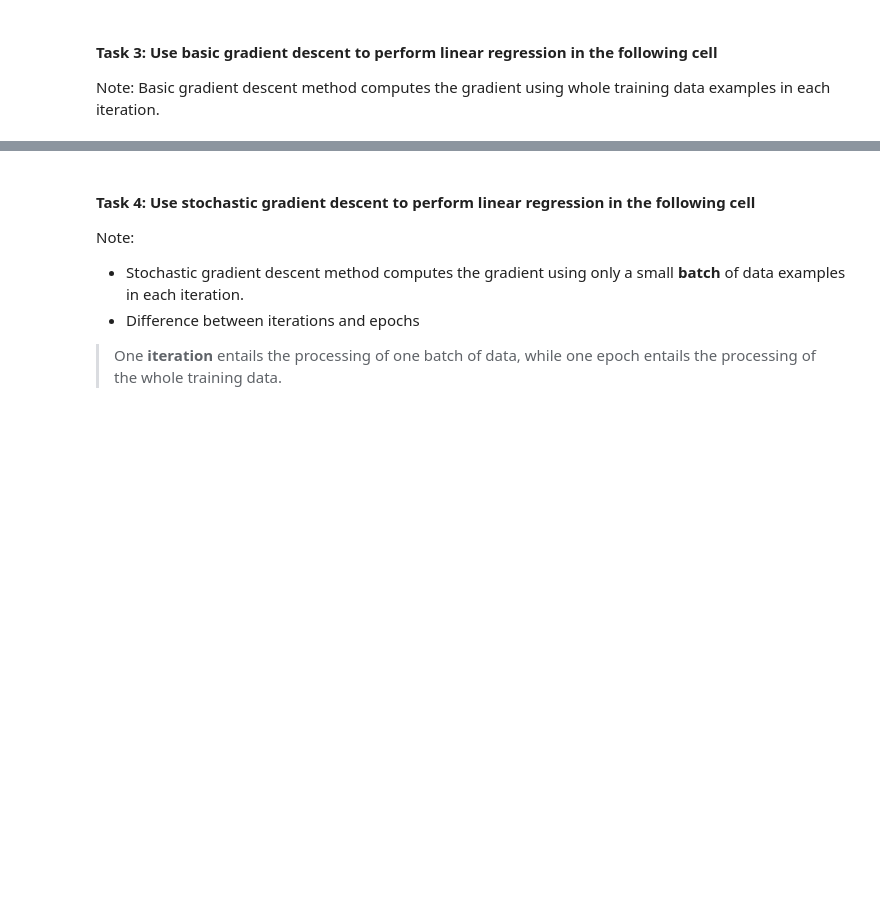
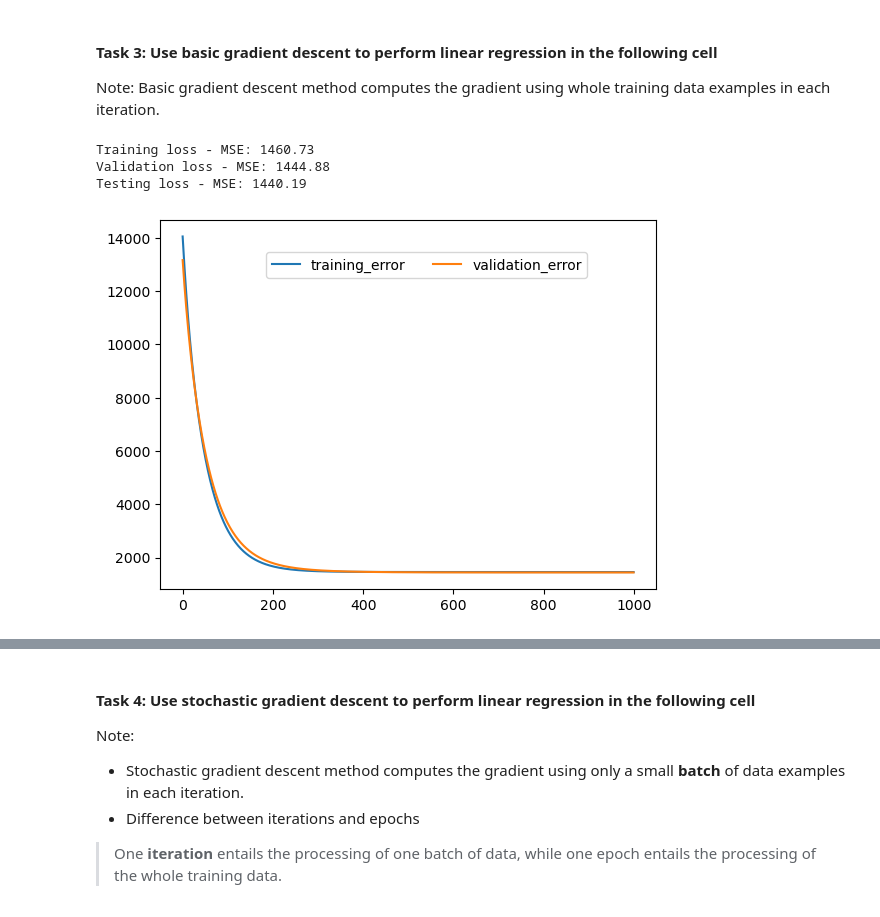
Before and after one commit to mattalcasabas/CS4210_Assignment1, a Jupyter notebook: Alcasabas_Matthew_assignment1.ipynb, the cells around one changed output, grey strips where cells are left out. Saved outputs shown, nothing was run; the diff lists cells and outputs as text; code cells hidden in the pictures; blank space fills up the shorter version.

```diff
--- a/Alcasabas_Matthew_assignment1.ipynb
+++ b/Alcasabas_Matthew_assignment1.ipynb
@@ -40,0 +145,80 @@ numItrs = 1000   # number of iterations
+# %%
+# you may use the following hyperparameters and experiment with various values for them
+learning_rate = 0.01   # learning rate
+numIters = 1000   # number of iterations
+
+from sklearn import preprocessing
+scaler = preprocessing.StandardScaler().fit(train_data)
+train_data = scaler.transform(train_data)
+valid_data = scaler.transform(valid_data)
+test_data = scaler.transform(test_data)
+
+train_data_intercept = np.insert(train_data, 0, 1, axis = 1)
+valid_data_intercept = np.insert(valid_data, 0, 1, axis = 1)
+test_data_intercept = np.insert(test_data, 0, 1, axis = 1)
+
+def myModelFunction(X, w):
+    return np.dot(X, w)
+
+# Loss function
+def myLossFunction(X, w, y):
+    return np.mean((myModelFunction(X, w) - y) ** 2) / 2
+
+# Gradient descent
+def myTrainingLoop(train_data, train_target, valid_data, valid_target, learning_rate, numIters):
+    # training loss history over iteration
+    train_losses = np.zeros((numIters, 1))
+    # validation loss history over iteration
+    valid_losses = np.zeros((numIters, 1))
+    w = np.random.normal(0, 1, (train_data.shape[1], 1))
+
+    for i in range(numIters):
+        Xw = np.dot(train_data, w)
+        grad = -1 * np.dot(train_data.T, (train_target - Xw)) / (train_data.shape[0])
+
+        w = w + learning_rate * (-1 * grad)
+
+        train_losses[i] = myLossFunction(train_data, w, train_target)
+        valid_losses[i] = myLossFunction(valid_data, w, valid_target)
+
+    return w, train_losses, valid_losses
+
+# start training loop
+w, train_losses, valid_losses = myTrainingLoop(train_data_intercept, train_target, valid_data_intercept, valid_target, learning_rate, numIters)
+
+# visualize learning curve
+plt.plot(np.arange(numIters), train_losses, label = "training_error")
+plt.plot(np.arange(numIters), valid_losses, label = "validation_error")
+plt.legend(bbox_to_anchor = (0.2, 0.93), ncol = 2)
+print()
+
+print("Training loss - MSE: %.2f" % (myLossFunction(train_data_intercept, w, train_target)))
+print("Validation loss - MSE: %.2f" % (myLossFunction(valid_data_intercept, w, valid_target)))
+print("Testing loss - MSE: %.2f" % (myLossFunction(test_data_intercept, w, test_target)))
+
+# visualizing true answers and predicted values
+fig = plt.figure()
+fig.subplots_adjust(hspace = 0.7)
+
+plt.subplot(3,1,1)
+plt.plot(np.arange(train_target.shape[0]), train_target, label = "train_target")
+plt.plot(np.arange(train_target.shape[0]), myModelFunction(train_data_intercept, w), label = "train_predict")
+plt.legend(bbox_to_anchor = (0.2, 0.93), ncol = 2)
+print()
+
+plt.subplot(3,1,2)
+plt.plot(np.arange(valid_target.shape[0]), valid_target, label = "valid_target")
+plt.plot(np.arange(valid_target.shape[0]), myModelFunction(valid_data_intercept, w), label = "valid_predict")
+plt.legend(bbox_to_anchor = (0.2, 0.93), ncol = 2)
+print()
+
+plt.subplot(3,1,3)
+plt.plot(np.arange(test_target.shape[0]), test_target, label = "test_target")
+plt.plot(np.arange(test_target.shape[0]), myModelFunction(test_data_intercept, w), label = "test_predict")
+plt.legend(bbox_to_anchor = (0.2, 0.93), ncol = 2)
+print()
+# %% [output]
+Training loss - MSE: 1460.73
+Validation loss - MSE: 1444.88
+Testing loss - MSE: 1440.19
+[figure, added]
```
Also changed, not shown: parts of 6 cells of this notebook.
